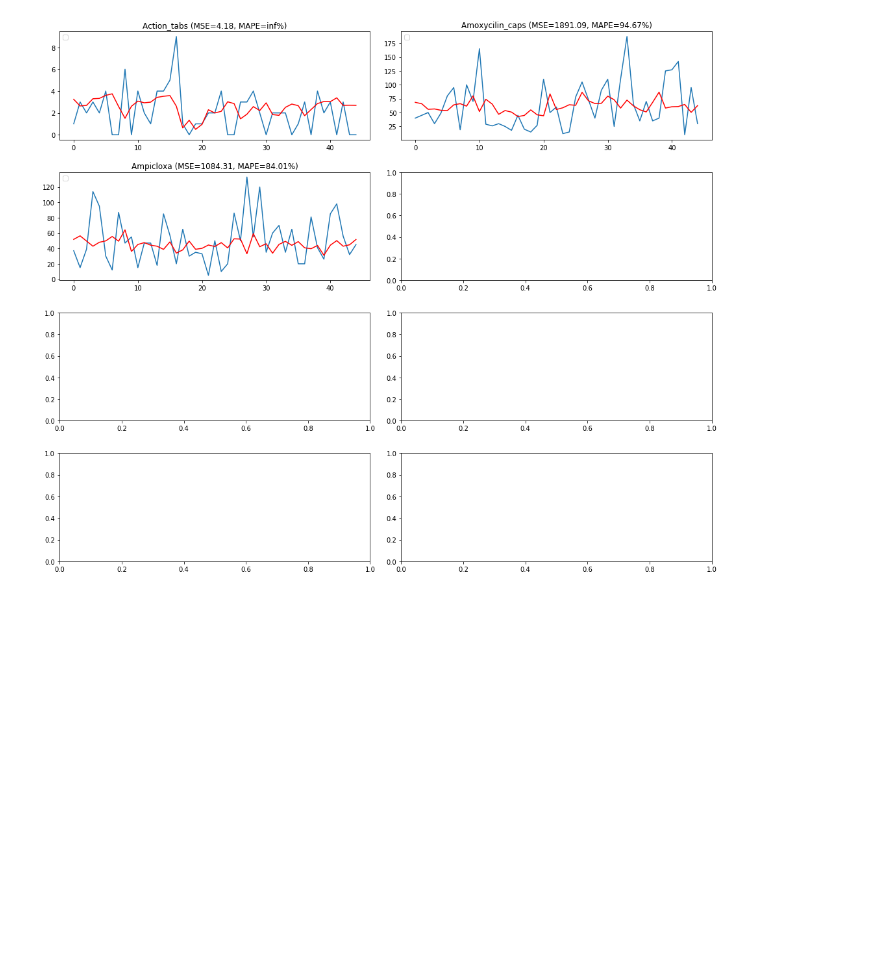
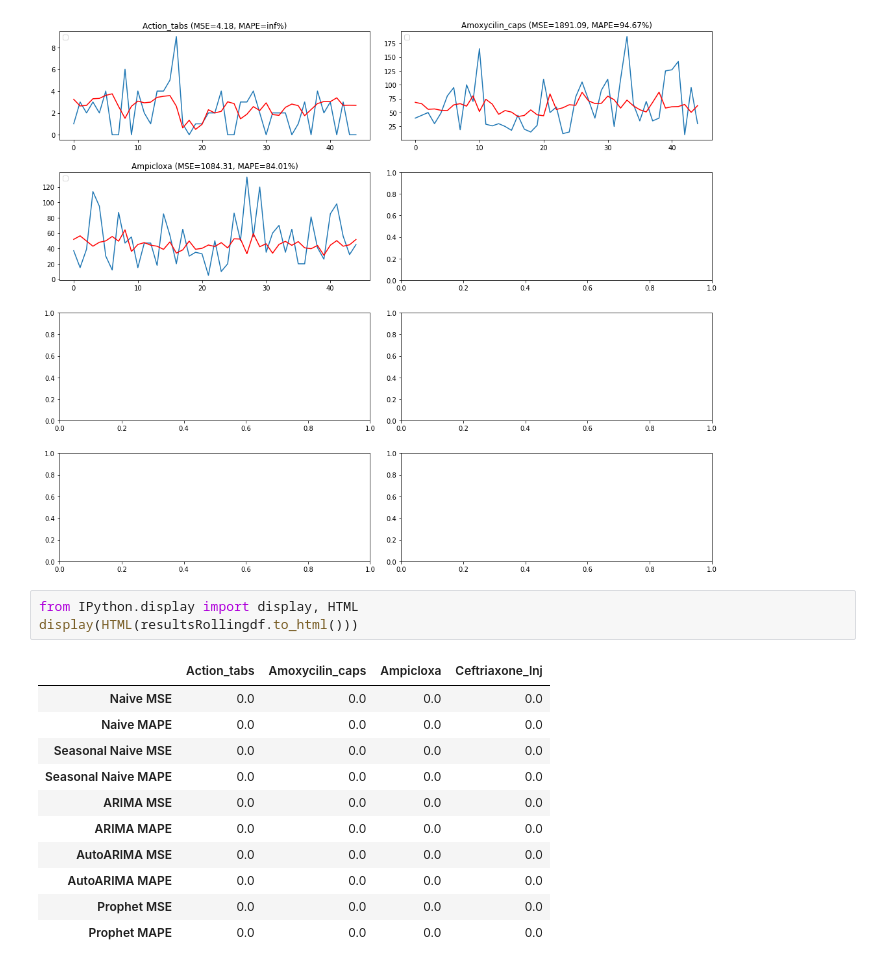
Before and after one commit to KakoozaJerry/Excel, a Jupyter notebook: Untitled8.ipynb, the cells around one changed output. Cells and saved outputs as stored; diff of their text form; blank space fills up the shorter version.

```diff
--- a/Untitled8.ipynb
+++ b/Untitled8.ipynb
@@ -799,3 +799,18 @@ for x in r:
 plt.show()
 # %% [output]
 [figure]
+# %%
+from IPython.display import display, HTML
+display(HTML(resultsRollingdf.to_html()))
+# %% [output]
+|  | Action_tabs | Amoxycilin_caps | Ampicloxa | Ceftriaxone_Inj |
+| Naive MSE | 0.0 | 0.0 | 0.0 | 0.0 |
+| Naive MAPE | 0.0 | 0.0 | 0.0 | 0.0 |
+| Seasonal Naive MSE | 0.0 | 0.0 | 0.0 | 0.0 |
+| Seasonal Naive MAPE | 0.0 | 0.0 | 0.0 | 0.0 |
+| ARIMA MSE | 0.0 | 0.0 | 0.0 | 0.0 |
+| ARIMA MAPE | 0.0 | 0.0 | 0.0 | 0.0 |
+| AutoARIMA MSE | 0.0 | 0.0 | 0.0 | 0.0 |
+| AutoARIMA MAPE | 0.0 | 0.0 | 0.0 | 0.0 |
+| Prophet MSE | 0.0 | 0.0 | 0.0 | 0.0 |
+| Prophet MAPE | 0.0 | 0.0 | 0.0 | 0.0 |
```
Also changed, not shown: parts of 1 cell of this notebook.
